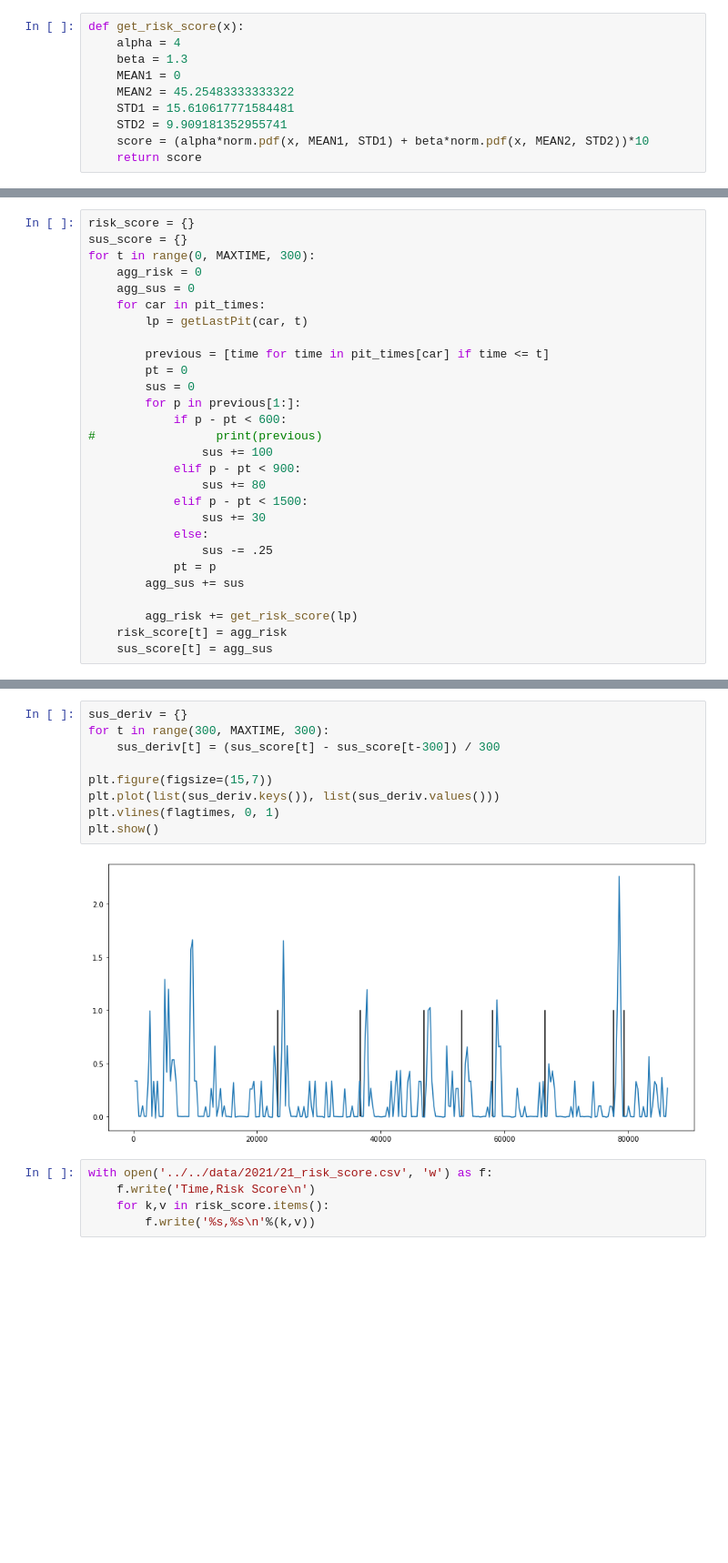
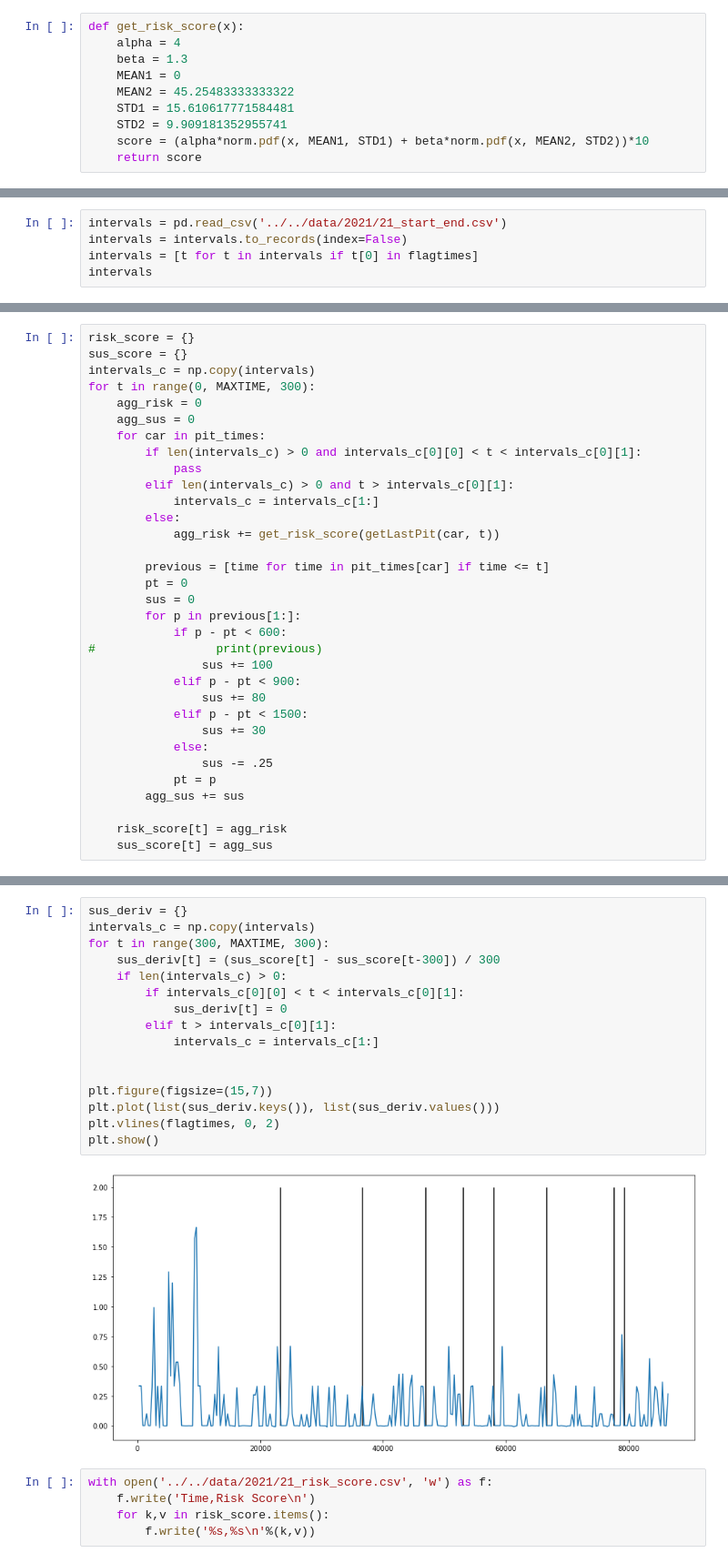
Before and after one commit to adithyashanmugam/Daytona24, a Jupyter notebook: src/2021/FixData2021.ipynb, the cells around one changed output, grey strips where cells are left out. Shown at 91% size. Drawn from its saved outputs; the diff is of its cells as text; blank space fills up the shorter version.

```diff
--- a/src/2021/FixData2021.ipynb
+++ b/src/2021/FixData2021.ipynb
@@ -130,0 +127,5 @@ def get_risk_score(x):
+# %%
+intervals = pd.read_csv('../../data/2021/21_start_end.csv')
+intervals = intervals.to_records(index=False)
+intervals = [t for t in intervals if t[0] in flagtimes]
+intervals
@@ -131,11 +141,17 @@ def get_risk_score(x):
 # %%
 risk_score = {}
 sus_score = {}
+intervals_c = np.copy(intervals)
 for t in range(0, MAXTIME, 300):
     agg_risk = 0
     agg_sus = 0
     for car in pit_times:
-        lp = getLastPit(car, t)
+        if len(intervals_c) > 0 and intervals_c[0][0] < t < intervals_c[0][1]:
+            pass
+        elif len(intervals_c) > 0 and t > intervals_c[0][1]:
+            intervals_c = intervals_c[1:]
+        else:
+            agg_risk += get_risk_score(getLastPit(car, t))
 
         previous = [time for time in pit_times[car] if time <= t]
         pt = 0
@@ -153,7 +169,6 @@ for t in range(0, MAXTIME, 300):
             pt = p
         agg_sus += sus
 
-        agg_risk += get_risk_score(lp)
     risk_score[t] = agg_risk
     sus_score[t] = agg_sus
 # %%
@@ -173,14 +188,21 @@ plt.show()
 # %%
 sus_deriv = {}
+intervals_c = np.copy(intervals)
 for t in range(300, MAXTIME, 300):
     sus_deriv[t] = (sus_score[t] - sus_score[t-300]) / 300
+    if len(intervals_c) > 0:
+        if intervals_c[0][0] < t < intervals_c[0][1]:
+            sus_deriv[t] = 0
+        elif t > intervals_c[0][1]:
+            intervals_c = intervals_c[1:]
+
 
 plt.figure(figsize=(15,7))
 plt.plot(list(sus_deriv.keys()), list(sus_deriv.values()))
-plt.vlines(flagtimes, 0, 1)
+plt.vlines(flagtimes, 0, 2)
 plt.show()
 # %% [output]
-[figure, old version]
+[figure, new version]
 # %%
 with open('../../data/2021/21_risk_score.csv', 'w') as f:
     f.write('Time,Risk Score\n')
```
Also changed, not shown: parts of 5 cells of this notebook, 4 other files.
